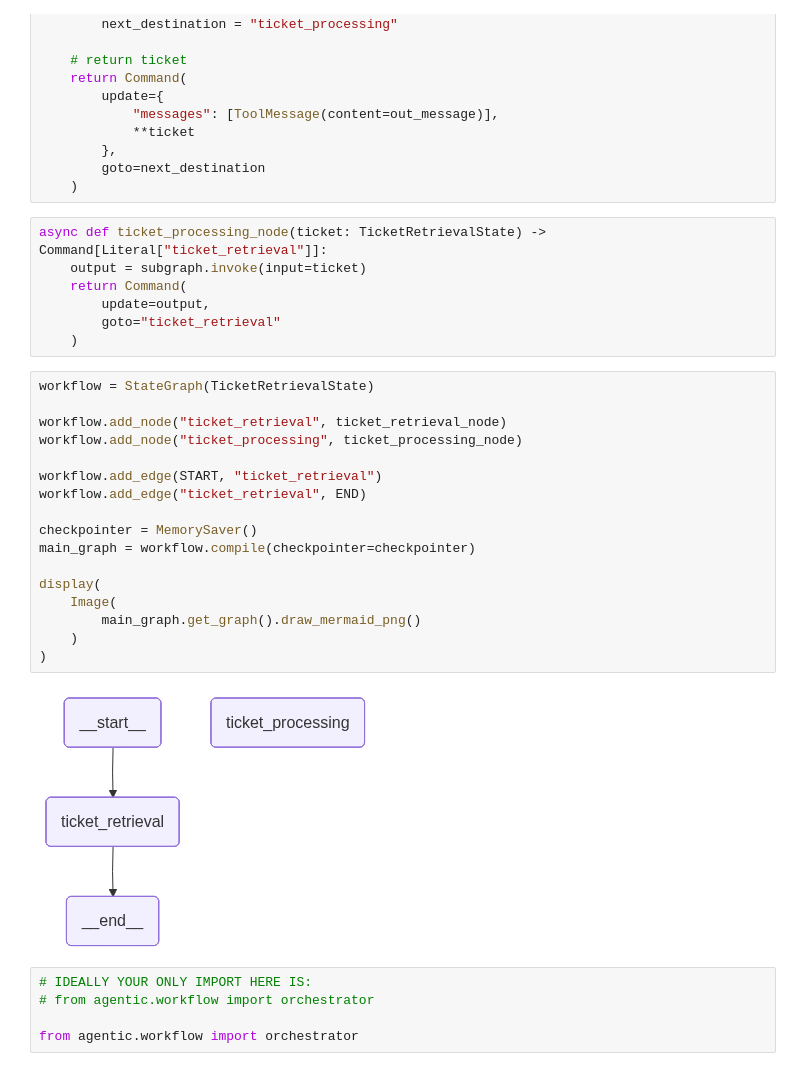
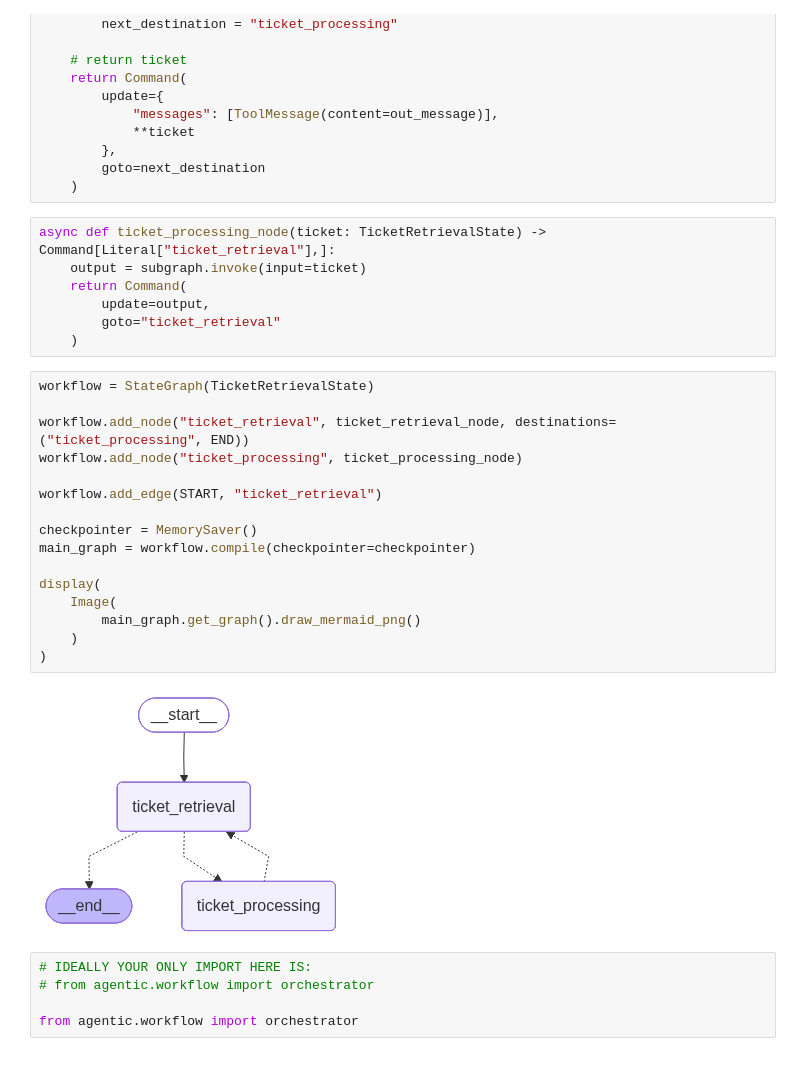
Before and after one commit to calvinwy/udacity_agentic_ai_langchang.langgraph, a Jupyter notebook: project_3/solution/03_agentic_app.ipynb, the cells around one changed output. Cells and saved outputs as stored; diff of their text form.

Commit message:
Main graph connected after the destination parameter.

```diff
--- a/project_3/solution/03_agentic_app.ipynb
+++ b/project_3/solution/03_agentic_app.ipynb
@@ -395,7 +395,7 @@ async def ticket_retrieval_node() -> Command[Literal["ticket_processing", END]]:
         goto=next_destination
     )
 # %%
-async def ticket_processing_node(ticket: TicketRetrievalState) -> Command[Literal["ticket_retrieval"]]:
+async def ticket_processing_node(ticket: TicketRetrievalState) -> Command[Literal["ticket_retrieval"],]:
     output = subgraph.invoke(input=ticket)
     return Command(
         update=output,
@@ -404,22 +404,21 @@ async def ticket_processing_node(ticket: TicketRetrievalState) -> Command[Litera
 # %%
 workflow = StateGraph(TicketRetrievalState)
 
-workflow.add_node("ticket_retrieval", ticket_retrieval_node)
+workflow.add_node("ticket_retrieval", ticket_retrieval_node, destinations=("ticket_processing", END))
 workflow.add_node("ticket_processing", ticket_processing_node)
 
 workflow.add_edge(START, "ticket_retrieval")
-workflow.add_edge("ticket_retrieval", END)
 
 checkpointer = MemorySaver()
 main_graph = workflow.compile(checkpointer=checkpointer)
 
 display(
     Image(
         main_graph.get_graph().draw_mermaid_png()
     )
 )
 # %% [output]
-[figure, old version]
+[figure, new version]
 # %%
 # IDEALLY YOUR ONLY IMPORT HERE IS:
 # from agentic.workflow import orchestrator
```
